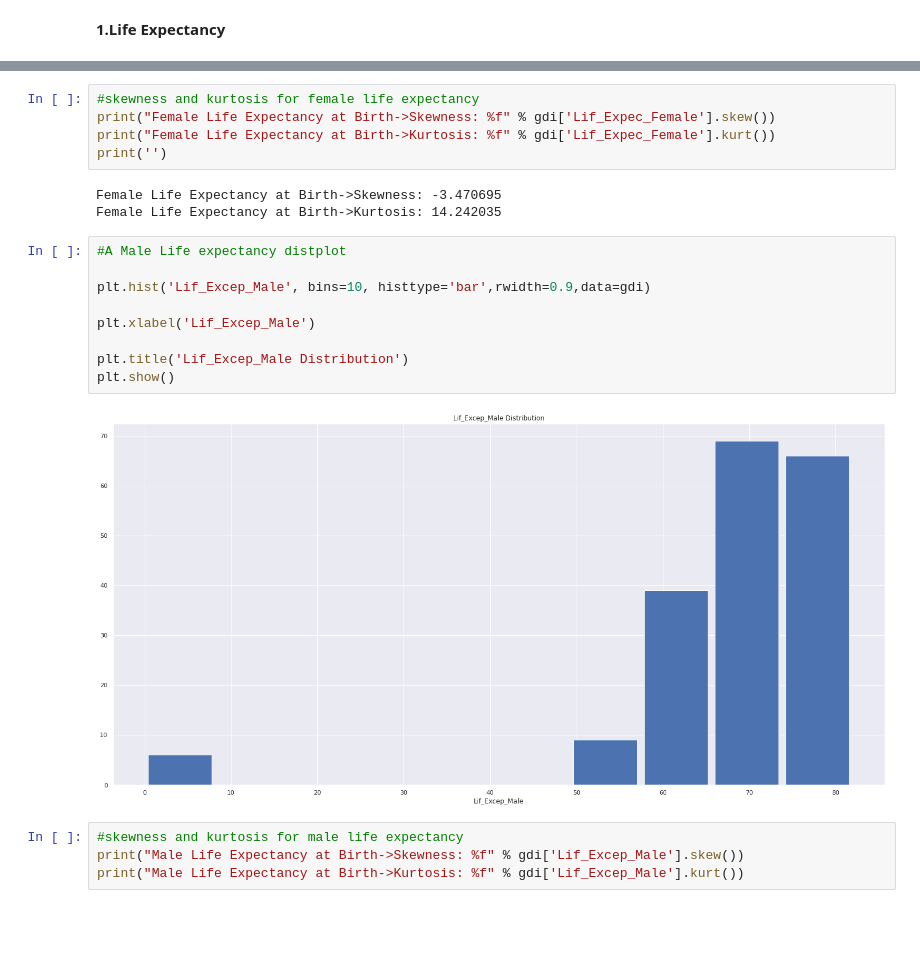
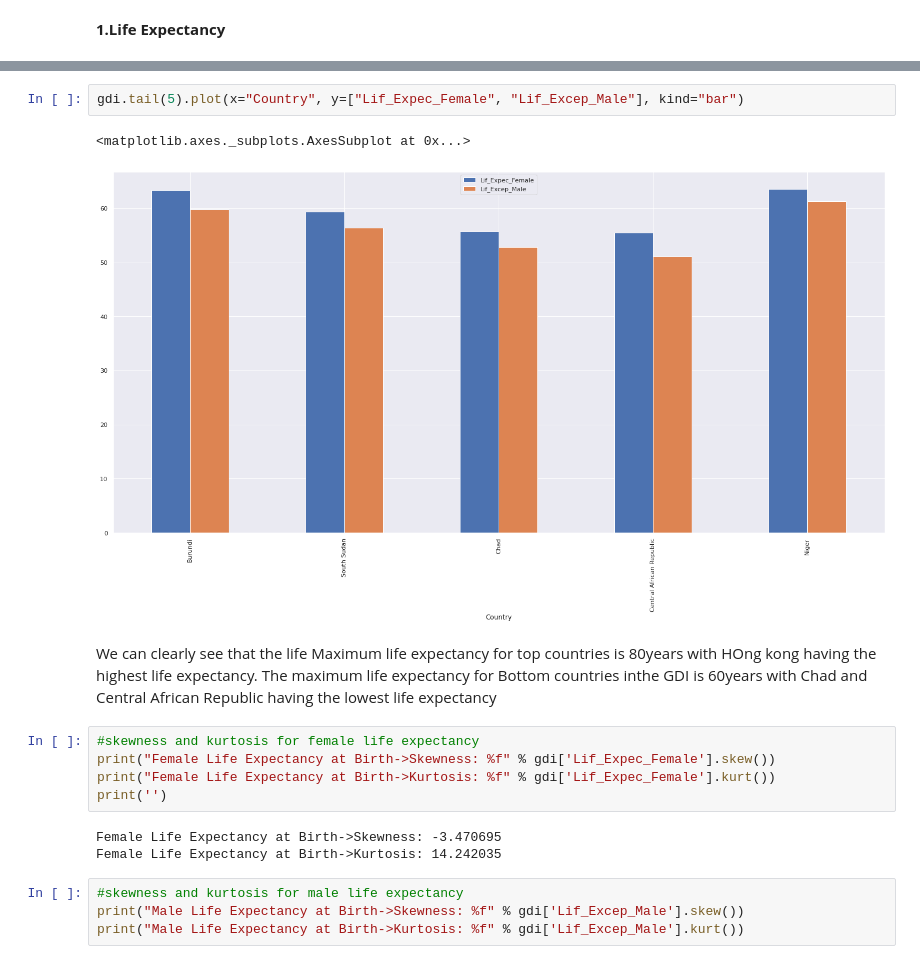
Before and after one commit to dynasty-29/GDI_Project, a Jupyter notebook: Team_atreides_GDI_Project.ipynb, the cells around one changed output, grey strips where cells are left out. Cells and saved outputs as stored; diff of their text form; blank space fills up the shorter version.

```diff
--- a/Team_atreides_GDI_Project.ipynb
+++ b/Team_atreides_GDI_Project.ipynb
@@ -508,3 +522,10 @@ plt.show()
+# %%
+gdi.tail(5).plot(x="Country", y=["Lif_Expec_Female", "Lif_Excep_Male"], kind="bar")
+# %% [output]
+<matplotlib.axes._subplots.AxesSubplot at 0x...>
+[figure, added]
+# %% [markdown]
+We can clearly see that the life Maximum life expectancy for top countries is 80years with HOng kong having the highest life expectancy. The maximum life expectancy for Bottom countries inthe GDI is 60years with Chad and Central African Republic having the lowest life expectancy
 # %%
 #skewness and kurtosis for female life expectancy
 print("Female Life Expectancy at Birth->Skewness: %f" % gdi['Lif_Expec_Female'].skew())
@@ -513,17 +534,6 @@ print('')
 # %% [output]
 Female Life Expectancy at Birth->Skewness: -3.470695
 Female Life Expectancy at Birth->Kurtosis: 14.242035
-# %%
-#A Male Life expectancy distplot
-
-plt.hist('Lif_Excep_Male', bins=10, histtype='bar',rwidth=0.9,data=gdi)
-
-plt.xlabel('Lif_Excep_Male')
-
-plt.title('Lif_Excep_Male Distribution')
-plt.show()
-# %% [output]
-[figure, removed]
 # %%
 #skewness and kurtosis for male life expectancy
 print("Male Life Expectancy at Birth->Skewness: %f" % gdi['Lif_Excep_Male'].skew())
```
Also changed, not shown: parts of 28 cells of this notebook.
